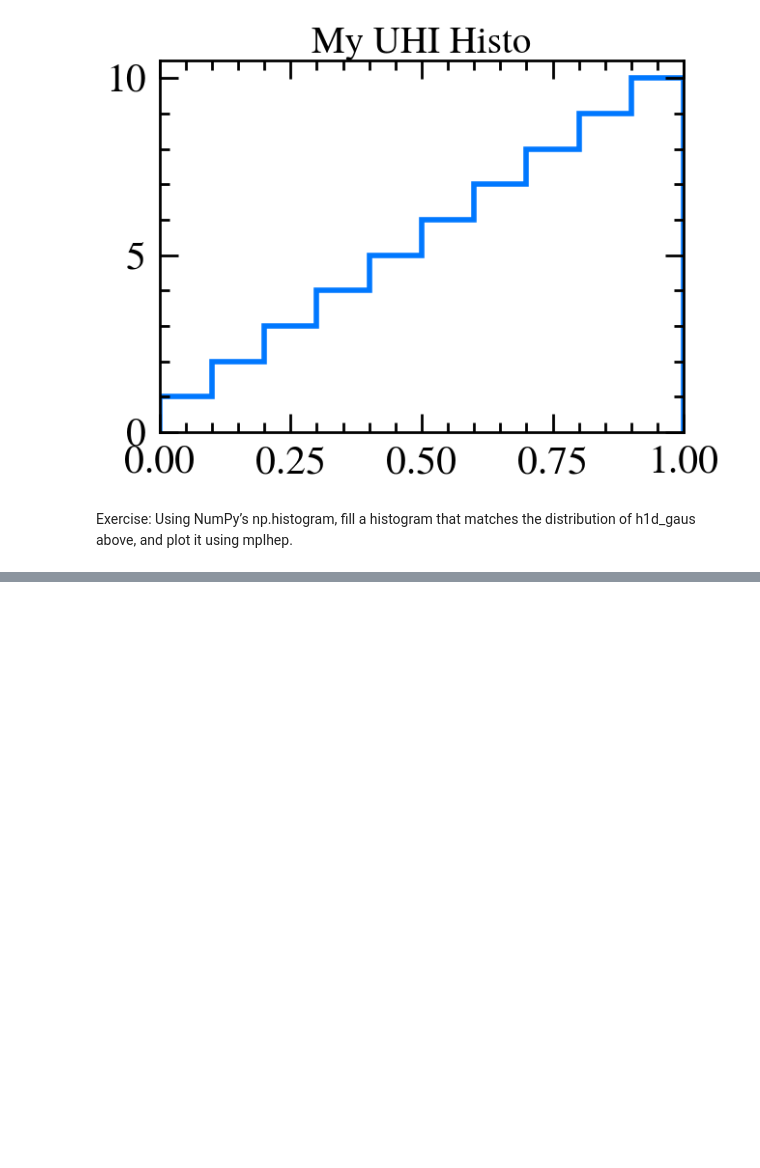
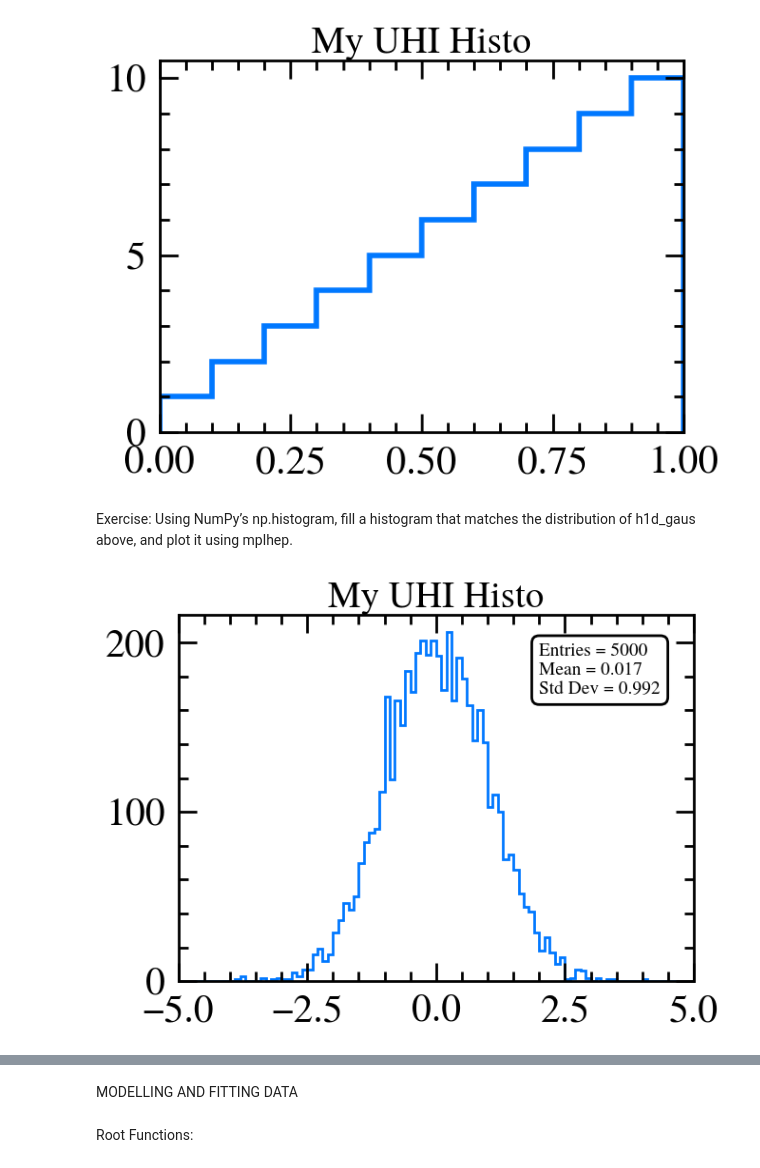
Before and after one commit to andra-m-ionescu/learn-root, a Jupyter notebook: histograms_and_graphs.ipynb, the cells around one changed output, grey strips where cells are left out. Drawn from its saved outputs; the diff is of its cells as text; code cells hidden in the pictures; blank space fills up the shorter version.

Commit message:
Commit histograms and graphs

```diff
--- a/histograms_and_graphs.ipynb
+++ b/histograms_and_graphs.ipynb
@@ -86,0 +85,28 @@ h1d_uhi_gauss = np.histogram(np.random.normal(size = 5000), bins = 100,range = (
+# %%
+# Solution
+h1d_uhi_gauss = ROOT.TH1D(name="h1d_uhi_gauss", title="My UHI histo", nbinsx=100, xlow=-5, xup=5)
+h1d_uhi_gauss[...] = np.histogram(np.random.normal(size=5000), bins=100, range=(-5,5))[0]
+# or call h1d_uhi_gauss.Fill(np.random.normal(size=5000))
+
+entries = h1d_uhi_gauss.GetEntries()
+mean = h1d_uhi_gauss.GetMean()
+std = h1d_uhi_gauss.GetStdDev()
+
+plt.figure(figsize=(7,5))
+hep.histplot(h1d_uhi_gauss, linewidth=2, yerr=False)
+plt.title("My UHI Histo")
+
+stats_text = (
+    f"Entries = {entries:.0f}\n"
+    f"Mean = {mean:.3f}\n"
+    f"Std Dev = {std:.3f}"
+)
+
+plt.text(
+    2, 170, stats_text,
+    bbox=dict(boxstyle="round,pad=0.4", facecolor="white")
+)
+
+plt.show()
+# %% [output]
+[figure, added]
@@ -86,0 +114,4 @@ h1d_uhi_gauss = np.histogram(np.random.normal(size = 5000), bins = 100,range = (
+# %% [markdown]
+MODELLING AND FITTING DATA
+# %% [markdown]
+Root Functions:
```
Also changed, not shown: parts of 16 cells of this notebook.
